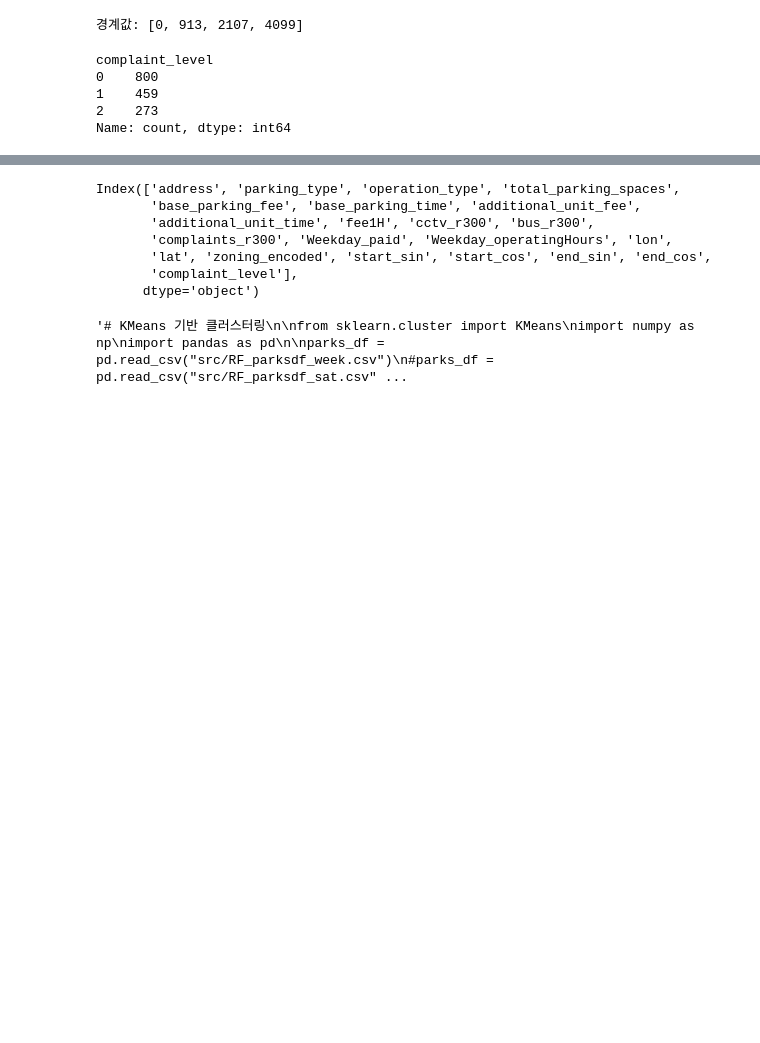
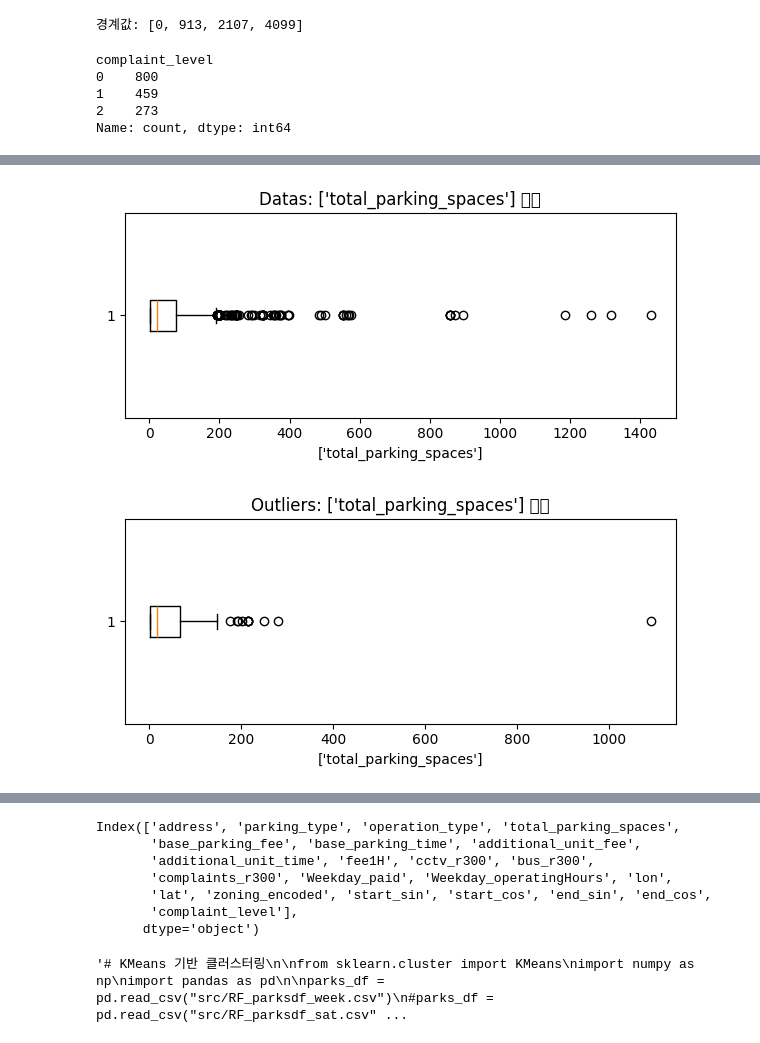
Before and after one commit to vxlmlxv/20251R0136COSE47101, a Jupyter notebook: randomforest_dong.ipynb, the cells around one changed output, grey strips where cells are left out. Cells and saved outputs as stored; diff of their text form; code cells hidden in the pictures; blank space fills up the shorter version.

Commit message:
feat: add outlier analysis code

```diff
--- a/randomforest_dong.ipynb
+++ b/randomforest_dong.ipynb
@@ -137,0 +150,21 @@ TypeError: ufunc 'divide' not supported for the input types, and the inputs coul
+# %%
+import matplotlib.pyplot as plt
+
+col = ["total_parking_spaces"]
+
+plt.figure(figsize=(6,3))
+plt.boxplot(parks_df[col].dropna(), vert=False)
+plt.title(f"Datas: {col} 분포")
+plt.xlabel(col)
+plt.tight_layout()
+plt.show()
+
+plt.figure(figsize=(6,3))
+plt.boxplot(df_out[col].dropna(), vert=False)
+plt.title(f"Outliers: {col} 분포")
+plt.xlabel(col)
+plt.tight_layout()
+plt.show()
+# %% [output]
+[figure, added]
+[figure, added]
```
Also changed, not shown: parts of 7 cells of this notebook.
